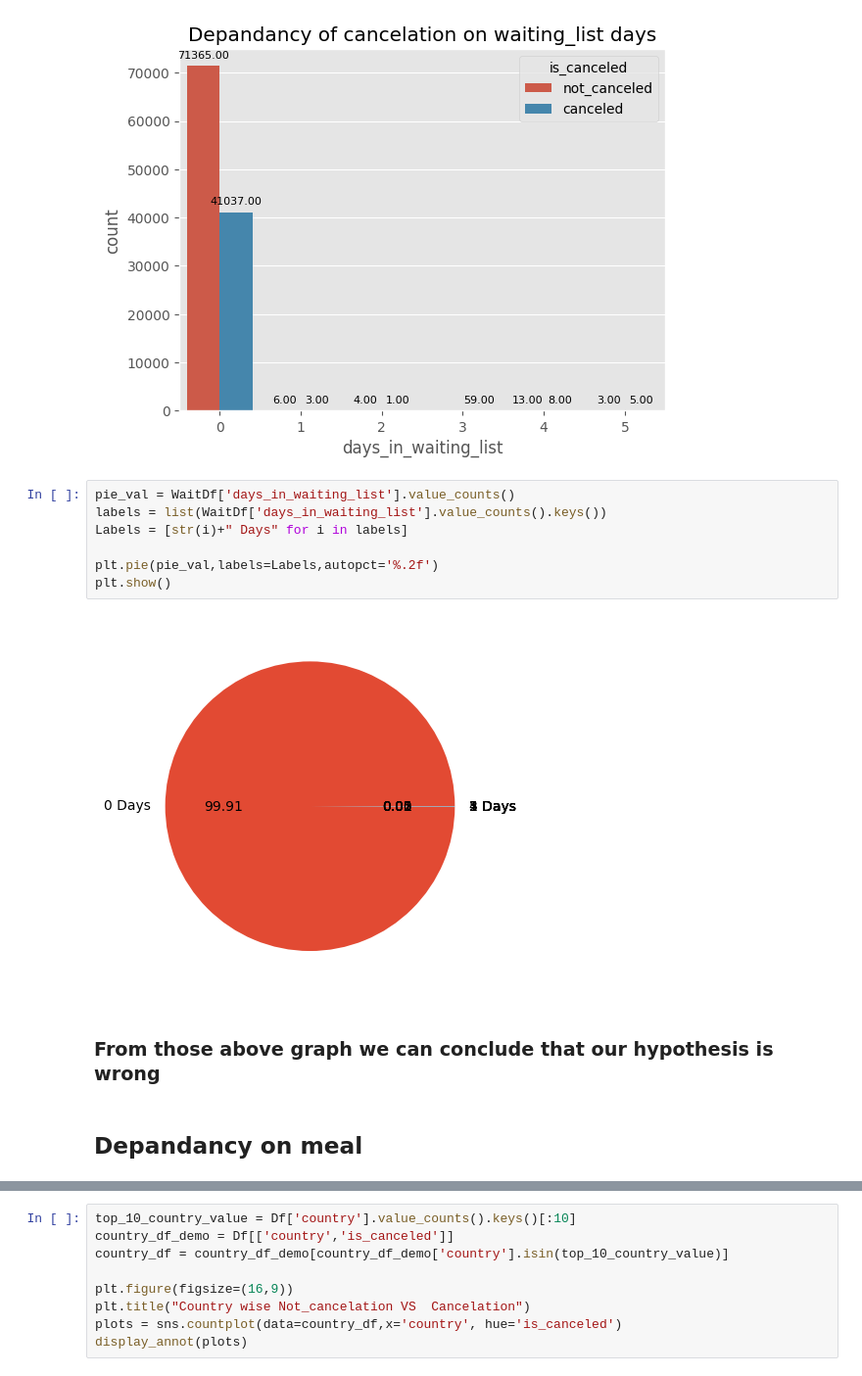
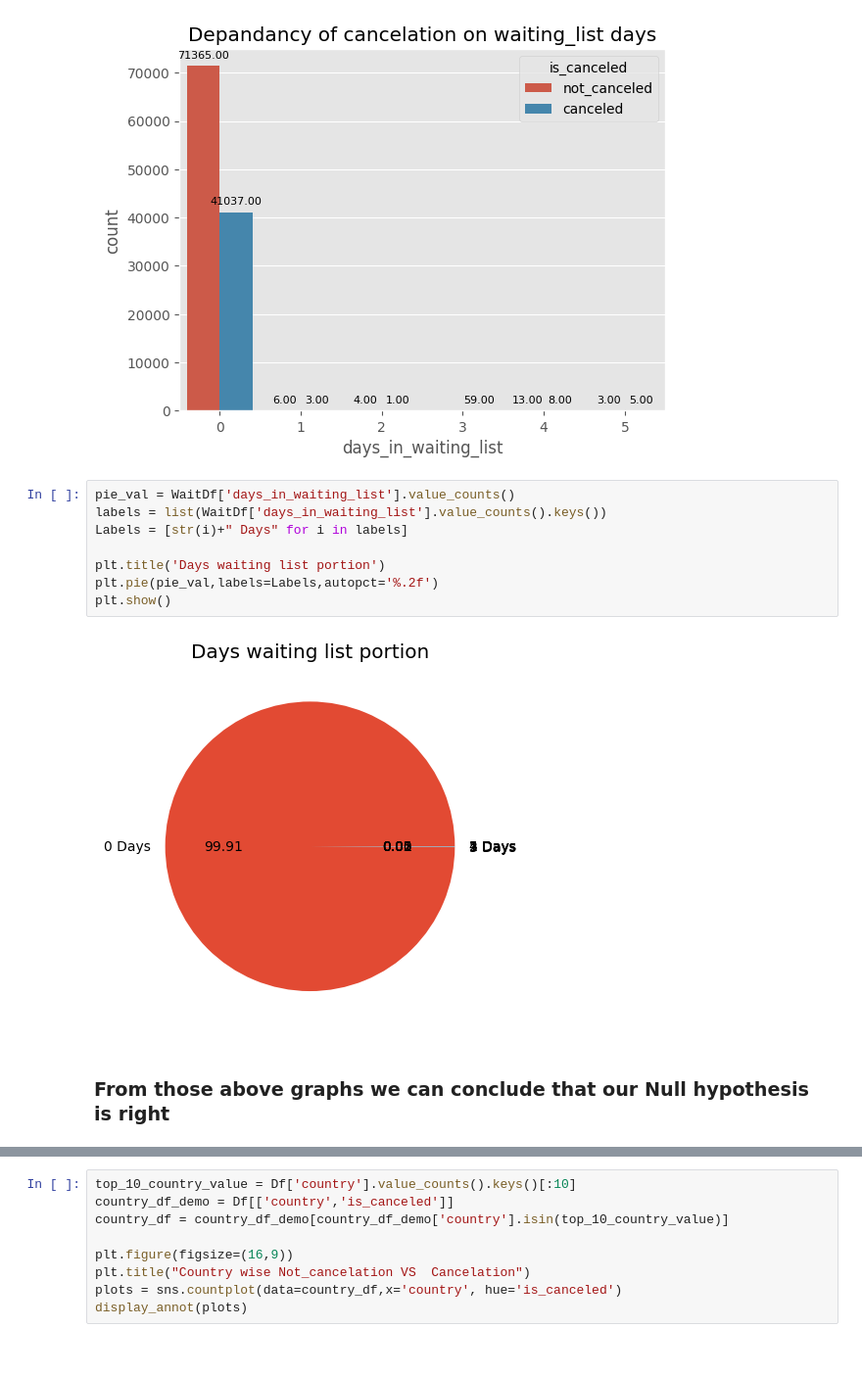
Before and after one commit to mdmahasinineuron/hotel_data_analysis_suggestion, a Jupyter notebook: Final_analysis.ipynb, the cells around one changed output, grey strips where cells are left out. Shown at 98% size. Cells and saved outputs as stored; diff of their text form.

```diff
--- a/Final_analysis.ipynb
+++ b/Final_analysis.ipynb
@@ -377,13 +450,12 @@ plt.show()
 # %%
 pie_val = WaitDf['days_in_waiting_list'].value_counts()
 labels = list(WaitDf['days_in_waiting_list'].value_counts().keys())
 Labels = [str(i)+" Days" for i in labels]
 
+plt.title('Days waiting list portion')
 plt.pie(pie_val,labels=Labels,autopct='%.2f')
 plt.show()
 # %% [output]
-[figure, old version]
+[figure, new version]
 # %% [markdown]
-### From those above graph we can conclude that our hypothesis is wrong
+### From those above graphs we can conclude that our Null hypothesis is right
-# %% [markdown]
-## Depandancy on meal
```
Also changed, not shown: parts of 41 cells of this notebook, 5 other files.
